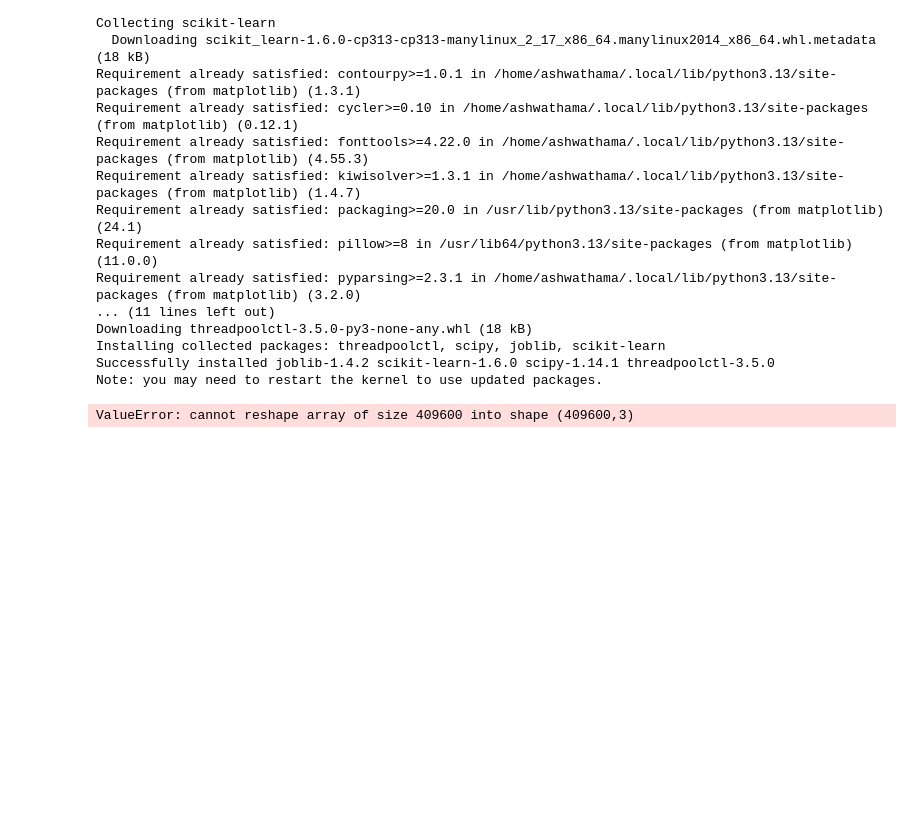
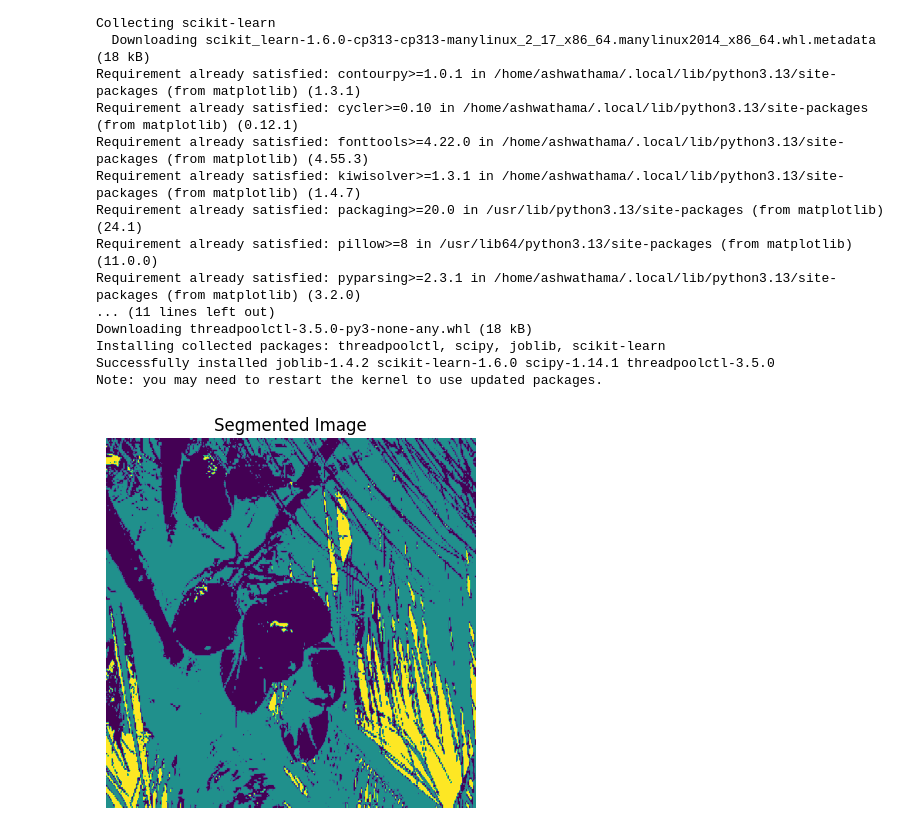
Before and after one commit to Wh0-am1/agritech, a Jupyter notebook: testing.ipynb, the cells around one changed output. Drawn from its saved outputs; the diff is of its cells as text; code cells hidden in the pictures; blank space fills up the shorter version.

```diff
--- a/testing.ipynb
+++ b/testing.ipynb
@@ -27,45 +27,46 @@ from PIL import Image
 
 def load_images_from_folder(folder):
     images = []
     for filename in os.listdir(folder):
         img = Image.open(os.path.join(folder, filename))
         img = img.convert('RGB')  # Convert to RGB if necessary
         img = np.array(img)
-        images.append(img.reshape((-1, 3)))
+        images.append(img)
     return images
 
 # Replace 'train', 'test', and 'valid' with your actual folder names
 train_folder = '/home/ashwathama/Documents/GitHub/agritech/On-tree mature coconut fruit detection.v1i.multiclass/train'
 test_folder = '/home/ashwathama/Documents/GitHub/agritech/On-tree mature coconut fruit detection.v1i.multiclass/test'
 valid_folder = '/home/ashwathama/Documents/GitHub/agritech/On-tree mature coconut fruit detection.v1i.multiclass/valid'
 
 # Load images from each folder
 train_images = load_images_from_folder(train_folder)
 test_images = load_images_from_folder(test_folder)
 valid_images = load_images_from_folder(valid_folder)
 
 # Concatenate images into a single array
-all_images = np.concatenate(train_images)
-
-# Reshape the images into a 2D array
-pixels = all_images.reshape((-1, 3))
+train_images_reshaped = [img.reshape((-1, 3)) for img in train_images]
+all_images = np.concatenate(train_images_reshaped)
 
 # Apply K-Means clustering with 3 clusters
-kmeans = KMeans(n_clusters=3, random_state=0).fit(pixels)
+kmeans = KMeans(n_clusters=3, random_state=0).fit(all_images)
 
 # Segment a specific image (e.g., the first test image)
-test_image = test_images[0].reshape((-1, 3))
-if test_image.shape[1] != 3:
-    raise ValueError("Image shape mismatch. Expected 3 channels (RGB)")
+test_image = test_images[0]
 
-# Predict the cluster labels for the test image
-predicted_labels = kmeans.predict(test_image)
+# Get the height and width of the test image
+height, width, _ = test_image.shape
 
-# Reshape the predicted labels back to the original image shape
-segmented_image = predicted_labels.reshape(test_images[0].shape[:2])
+# Predict cluster labels for each pixel
+predicted_labels = kmeans.predict(test_image.reshape((-1, 3)))
+
+# Reshape the predicted labels back to the original spatial dimensions (height, width)
+segmented_image = predicted_labels.reshape((height, width))
 
 # Display the segmented image
-plt.imshow(segmented_image, cmap='gray')
+plt.imshow(segmented_image, cmap='viridis')
+plt.title('Segmented Image')
+plt.axis('off')
 plt.show()
 # %% [output]
-ValueError: cannot reshape array of size 409600 into shape (409600,3)
+[figure, added]
```
Also changed, not shown: 1 other file.
